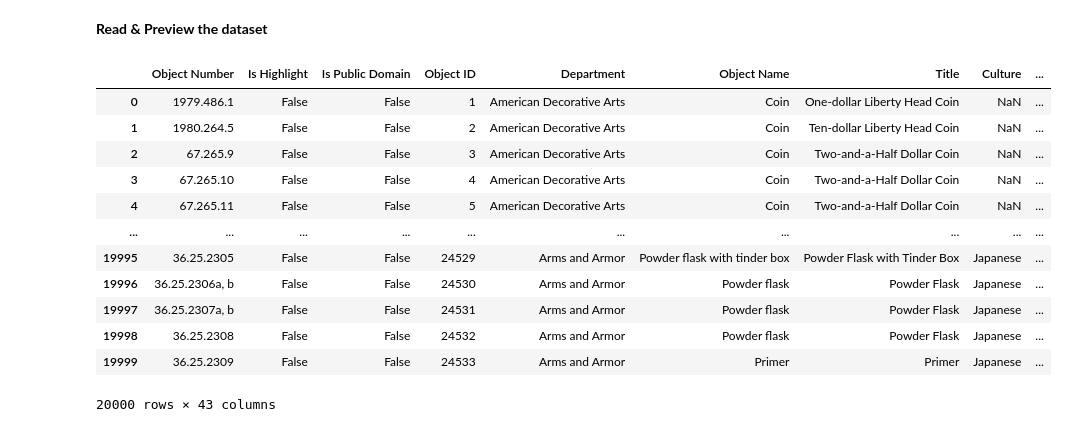
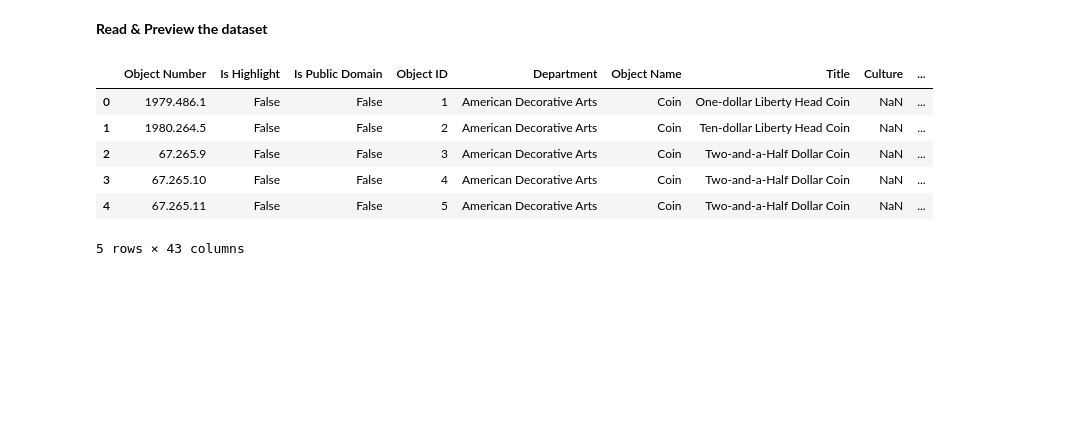
Before and after one commit to MoeinDSP/Data-and-Information-Quality, a Jupyter notebook: DIQ.ipynb, the cells around one changed output. Drawn from its saved outputs; the diff is of its cells as text; code cells hidden in the pictures; blank space fills up the shorter version.

```diff
--- a/DIQ.ipynb
+++ b/DIQ.ipynb
@@ -53,18 +53,12 @@ from datetime import datetime
 import plotly.express as px
 # %%
 dataset = pd.read_csv('/content/drive/MyDrive/Data and Information Quality/met_museum_objects.txt')
-dataset.head(20000)
+dataset.head(5)
 # %% [output]
 |  | Object Number | Is Highlight | Is Public Domain | Object ID | Department | Object Name | Title | Culture | ... |
 | 0 | 1979.486.1 | False | False | 1 | American Decorative Arts | Coin | One-dollar Liberty Head Coin | NaN | ... |
 | 1 | 1980.264.5 | False | False | 2 | American Decorative Arts | Coin | Ten-dollar Liberty Head Coin | NaN | ... |
 | 2 | 67.265.9 | False | False | 3 | American Decorative Arts | Coin | Two-and-a-Half Dollar Coin | NaN | ... |
 | 3 | 67.265.10 | False | False | 4 | American Decorative Arts | Coin | Two-and-a-Half Dollar Coin | NaN | ... |
 | 4 | 67.265.11 | False | False | 5 | American Decorative Arts | Coin | Two-and-a-Half Dollar Coin | NaN | ... |
-| ... | ... | ... | ... | ... | ... | ... | ... | ... | ... |
-| 19995 | 36.25.2305 | False | False | 24529 | Arms and Armor | Powder flask with tinder box | Powder Flask with Tinder Box | Japanese | ... |
-| 19996 | 36.25.2306a, b | False | False | 24530 | Arms and Armor | Powder flask | Powder Flask | Japanese | ... |
-| 19997 | 36.25.2307a, b | False | False | 24531 | Arms and Armor | Powder flask | Powder Flask | Japanese | ... |
-| 19998 | 36.25.2308 | False | False | 24532 | Arms and Armor | Powder flask | Powder Flask | Japanese | ... |
-| 19999 | 36.25.2309 | False | False | 24533 | Arms and Armor | Primer | Primer | Japanese | ... |
-20000 rows × 43 columns
+5 rows × 43 columns
```
Also changed, not shown: parts of 4 cells of this notebook.
